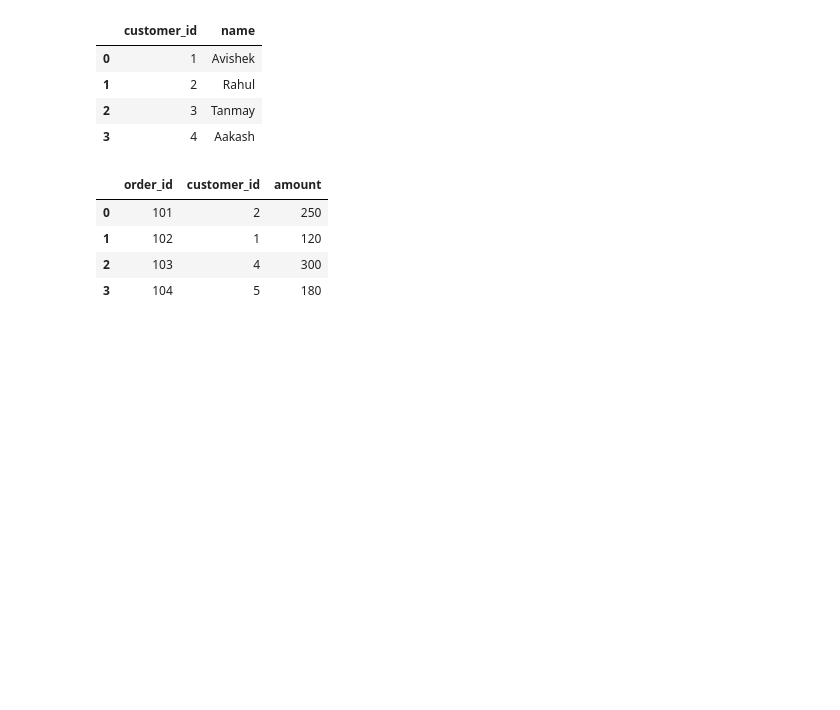
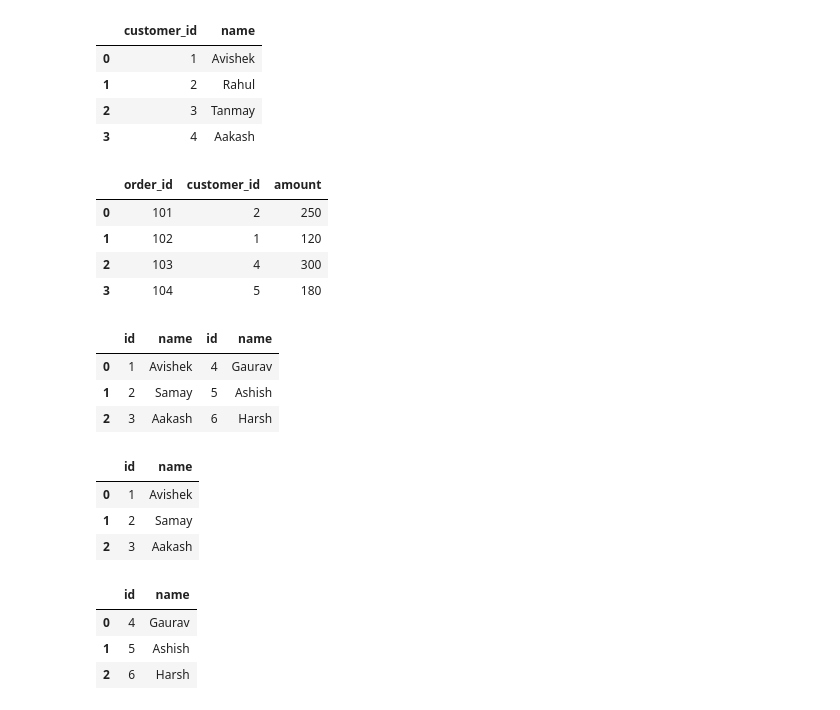
Before and after one commit to AvishekAmin/Python-for-AI-ML-DL, a Jupyter notebook: Python-Libraries/Pandas/Data_cleaning_from_raw_data.ipynb, the cells around one changed output. Cells and saved outputs as stored; diff of their text form; code cells hidden in the pictures; blank space fills up the shorter version.

Commit message:
dataframe and data concatination

```diff
--- a/Python-Libraries/Pandas/Data_cleaning_from_raw_data.ipynb
+++ b/Python-Libraries/Pandas/Data_cleaning_from_raw_data.ipynb
@@ -304,3 +304,37 @@ df_orders
 | 1 | 102 | 1 | 120 |
 | 2 | 103 | 4 | 300 |
 | 3 | 104 | 5 | 180 |
+# %%
+# Data concatenation
+df1 = pd.DataFrame({
+    "id": [1, 2, 3],
+    "name": ["Avishek", "Samay", "Aakash"]
+})
+
+df2 = pd.DataFrame({
+    "id": [4, 5, 6],
+    "name": ["Gaurav", "Ashish", "Harsh"]
+})
+
+pd.concat([df1, df2])   # row-wise
+pd.concat([df1, df2], ignore_index=True)    # ignore labels
+pd.concat([df1, df2], axis=1)   # column-wise
+# %% [output]
+|  | id | name | id | name |
+| 0 | 1 | Avishek | 4 | Gaurav |
+| 1 | 2 | Samay | 5 | Ashish |
+| 2 | 3 | Aakash | 6 | Harsh |
+# %%
+df1
+# %% [output]
+|  | id | name |
+| 0 | 1 | Avishek |
+| 1 | 2 | Samay |
+| 2 | 3 | Aakash |
+# %%
+df2
+# %% [output]
+|  | id | name |
+| 0 | 4 | Gaurav |
+| 1 | 5 | Ashish |
+| 2 | 6 | Harsh |
```
